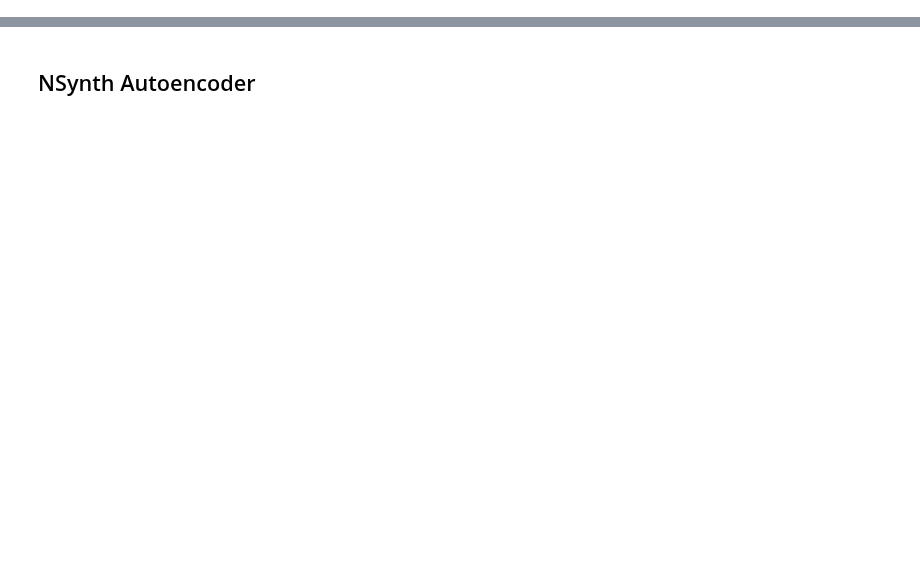
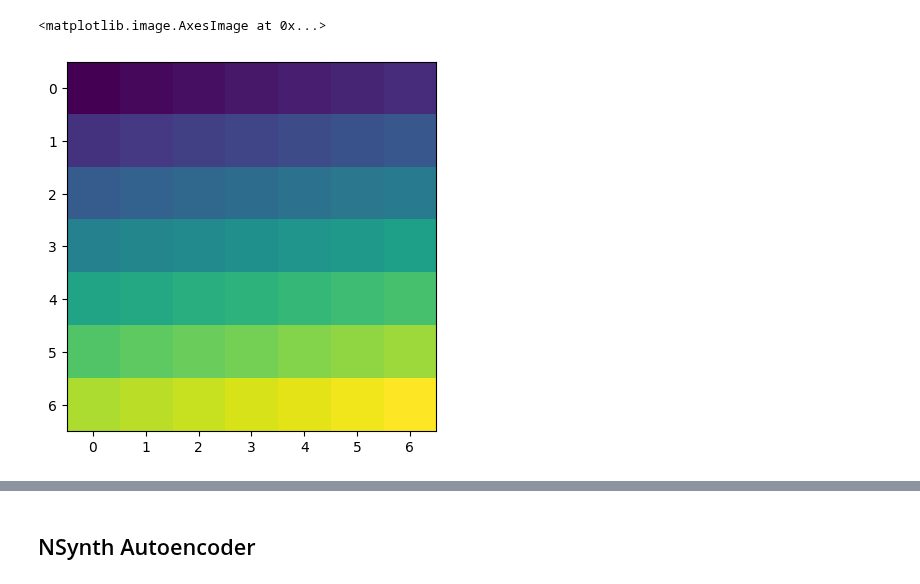
Before and after one commit to jdasam/ant5015, a Jupyter notebook: notebooks/14th_week_nsynth_autoencoder.ipynb, the cells around one changed output, grey strips where cells are left out. Drawn from its saved outputs; the diff is of its cells as text; code cells hidden in the pictures; blank space fills up the shorter version.

```diff
--- a/notebooks/14th_week_nsynth_autoencoder.ipynb
+++ b/notebooks/14th_week_nsynth_autoencoder.ipynb
@@ -44,3 +60,9 @@ train_loader = DataLoader(dataset, batch_size=128, shuffle=True)
 # test_loader = DataLoader(testset, batch_size=128, shuffle=False, num_workers=4)
 batch = next(iter(train_loader))
 audio, pitch = batch
+# %%
+dummy = torch.arange(49).view(1, 1, 7,7).to(torch.float)
+plt.imshow(dummy[0,0])
+# %% [output]
+<matplotlib.image.AxesImage at 0x...>
+[figure, added]
```
Also changed, not shown: parts of 21 cells of this notebook.
